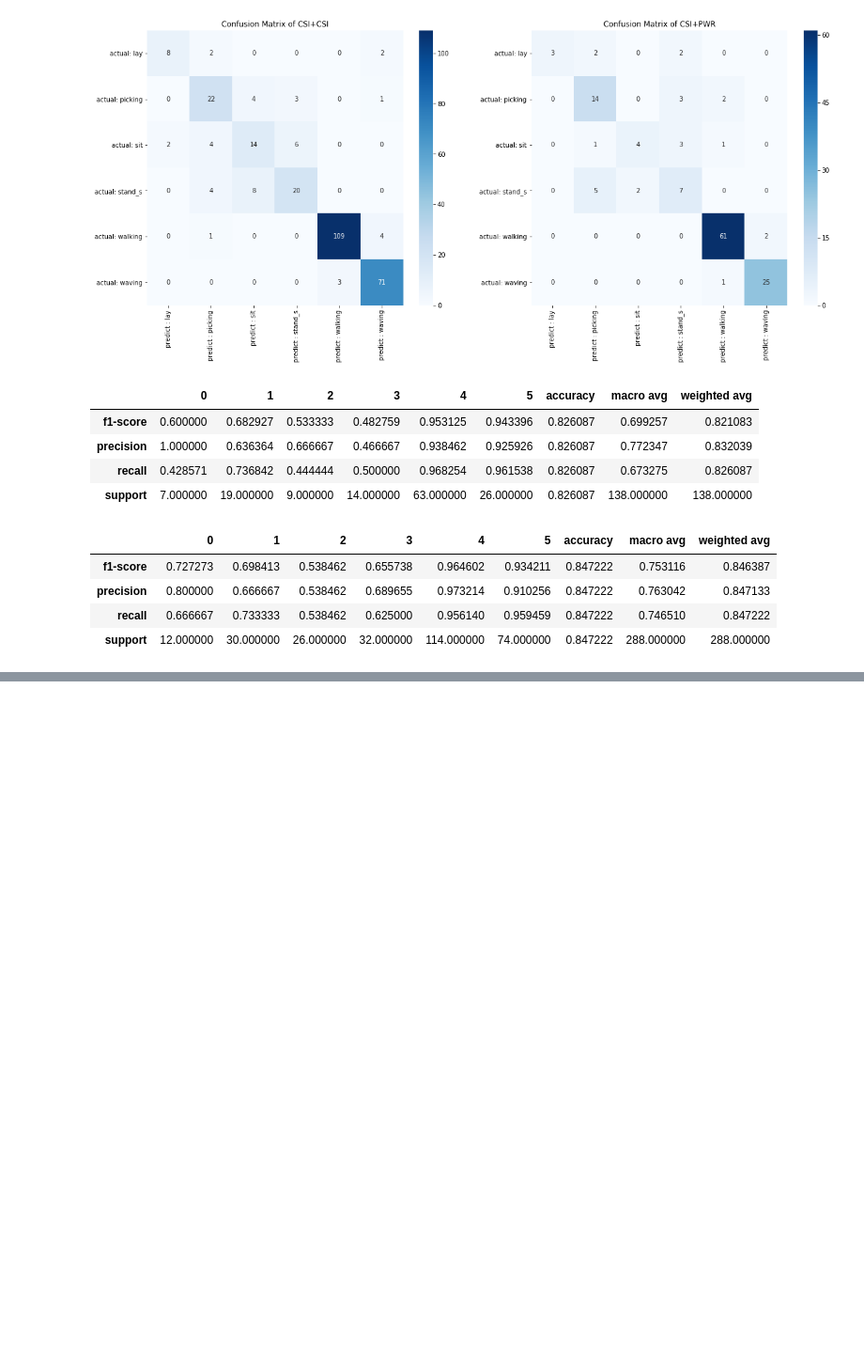
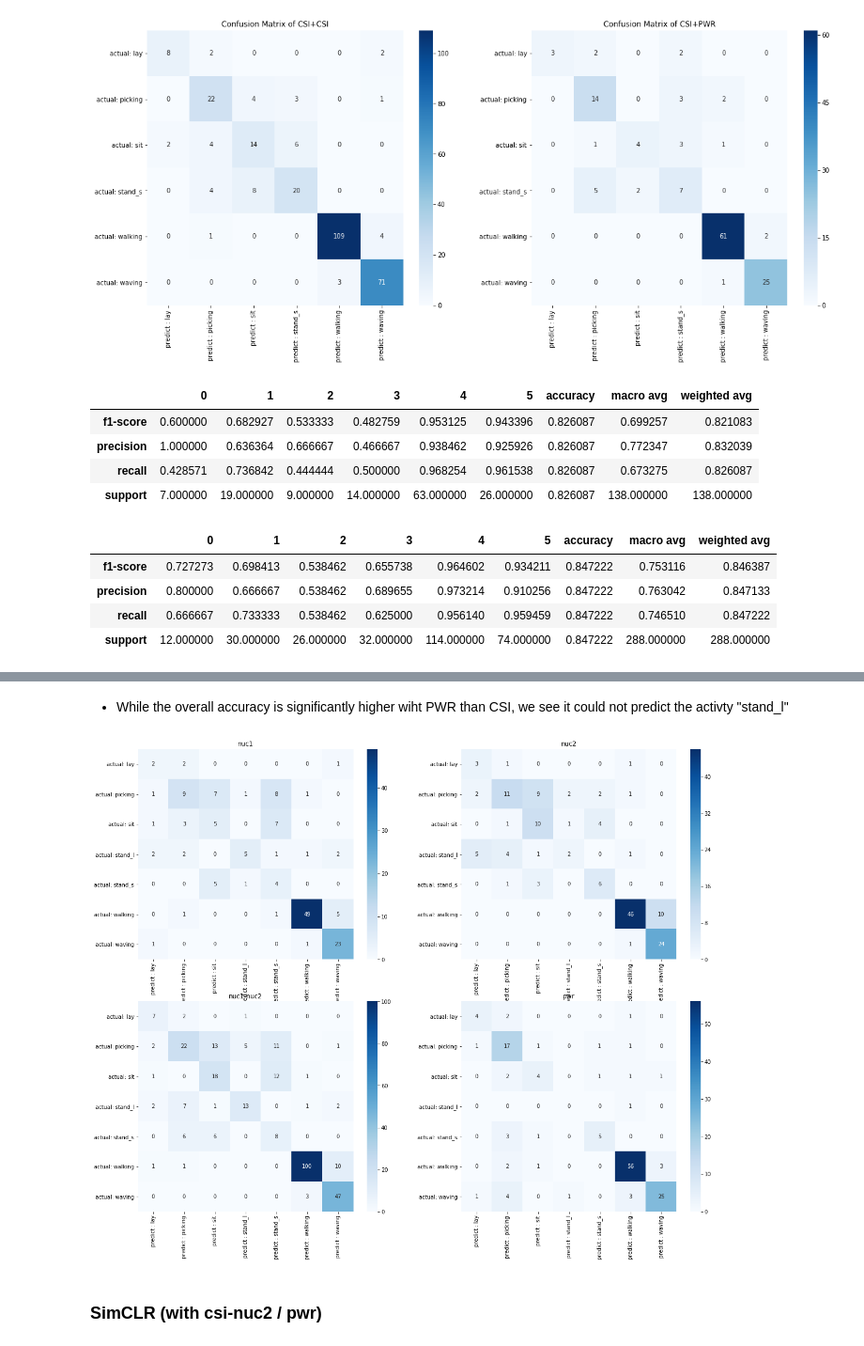
Before and after one commit to hslau44/irs_toolbox, a Jupyter notebook: Visualization.ipynb, the cells around one changed output, grey strips where cells are left out. Shown at 94% size. Saved outputs shown, nothing was run; the diff lists cells and outputs as text; code cells hidden in the pictures; blank space fills up the shorter version.

Commit message:
update visualization

```diff
--- a/Visualization.ipynb
+++ b/Visualization.ipynb
@@ -387,0 +408,22 @@ norm_repo
+# %%
+col_dic = {'0':'lay','1':'picking','2':'sit','3':'stand_l','4':'stand_s','5':'walking','6':'waving'}
+
+def store(expname):
+    dic = {}
+    dic['loss']  = pd.read_csv('./record/'+expname+'_loss.csv')
+    dic['acc']  = pd.read_csv('./record/'+expname+'_accuracy.csv')
+    dic['cmtx']  = pd.read_csv('./record/'+expname+'_cmtx.csv',index_col=0)
+    repo = pd.read_csv('./record/'+expname+'_report.csv',index_col=0).copy()
+    repo.rename(columns = col_dic, inplace = True)
+    dic['repo'] = repo
+    return dic
+
+def multiple_plots(objs,key,titles,figsize=(20,8)):
+    assert len(objs) == len(titles)
+    length = len(objs)
+    f,axs = plt.subplots(round(length/2),2,figsize=figsize)
+    for i,(obj,title) in enumerate(zip(objs,titles)):
+        sns.heatmap(obj[key],ax=axs[i//2][i%2],cmap='Blues',annot=True, fmt='g')
+        axs[i//2][i%2].set_title(title)
+    plt.show()
+    return
@@ -387,0 +432,5 @@ norm_repo
+# %%
+norm_1 = store('Trainmode-normal_Network-vgg16_Data-exp4csicsi-1_checkpoint_300__2021_02_24_12_35')
+norm_2 = store('Trainmode-normal_Network-vgg16_Data-exp4csicsi-2_checkpoint_300__2021_02_24_12_52')
+norm_j = store('Trainmode-normal_Network-vgg16_Data-exp4csicsi-j_checkpoint_300__2021_02_24_15_45')
+norm_p = store('Trainmode-normal_Network-vgg16_Data-exp4csipwr-2_checkpoint_300__2021_02_24_22_01')
@@ -387,0 +484,11 @@ norm_repo
+# %% [markdown]
+* While the overall accuracy is significantly higher wiht PWR than CSI, we see it could not predict the activty "stand_l"
+# %%
+multiple_plots(objs=[norm_1,norm_2,norm_j,norm_p],
+               key='cmtx',
+               titles=['nuc1','nuc2','nuc1-nuc2','pwr'],
+               figsize=(20,16))
+# %% [output]
+[figure, added]
+# %% [markdown]
+### SimCLR (with csi-nuc2 / pwr)
```
Also changed, not shown: parts of 20 cells of this notebook.
